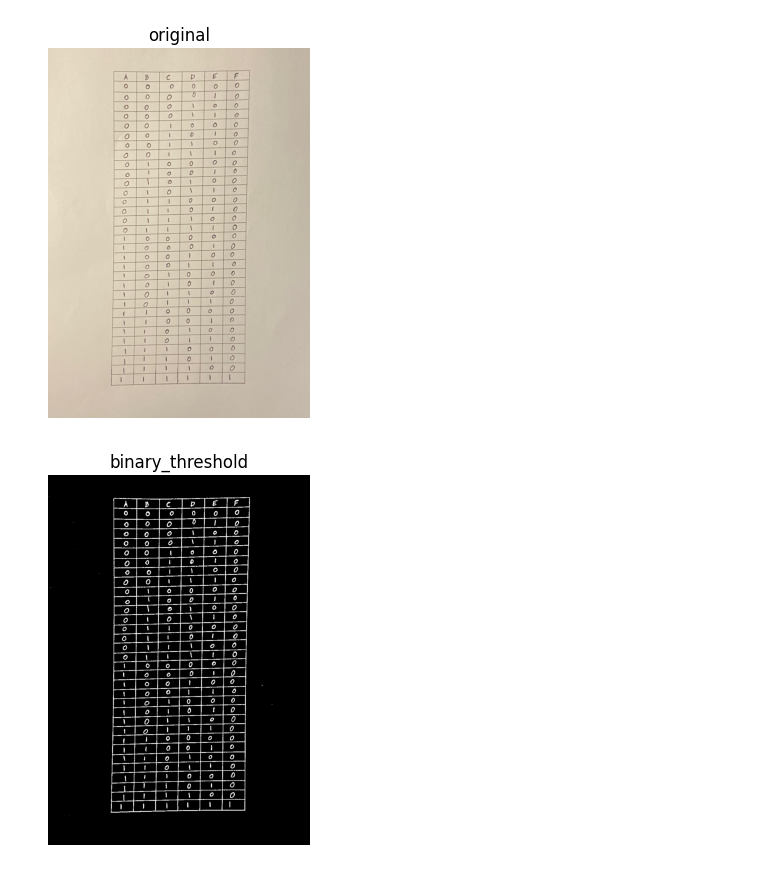
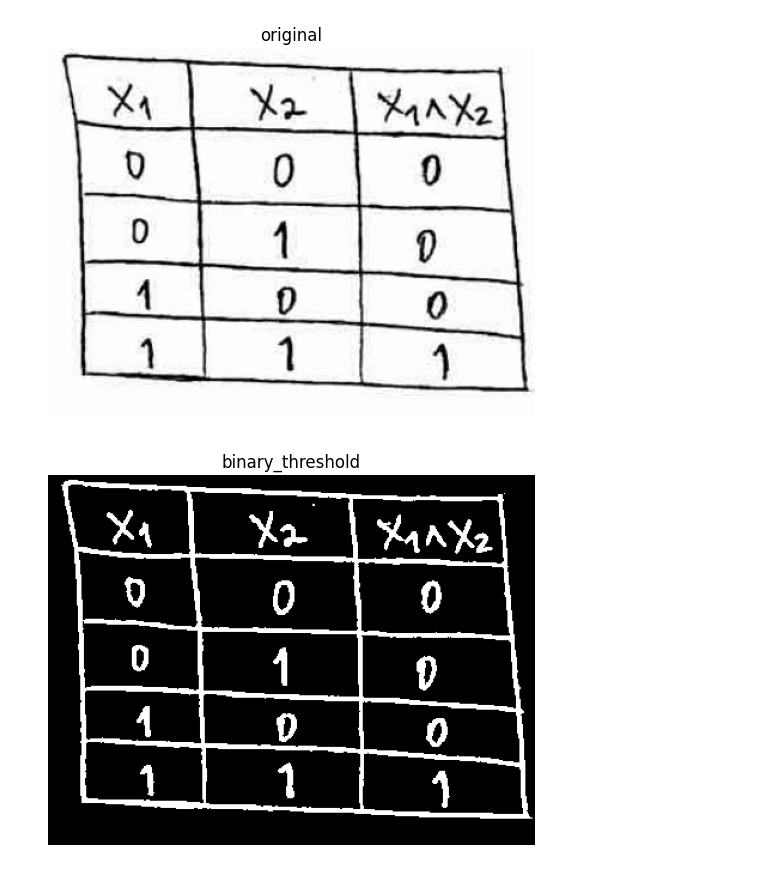
Before and after one commit to yousefosama654/Logic-Lens, a Jupyter notebook: table_text_extraction/TEXT_EXTRACTION_TABLE.ipynb, the cells around one changed output. Drawn from its saved outputs; the diff is of its cells as text; code cells hidden in the pictures.

```diff
--- a/table_text_extraction/TEXT_EXTRACTION_TABLE.ipynb
+++ b/table_text_extraction/TEXT_EXTRACTION_TABLE.ipynb
@@ -26,7 +29,7 @@ from commonfunctions import *
         cv2.destroyAllWindows()
         show_images([todraw],[title])
 # %%
-class TextExtractionTable:
+class TextExtractionTableMorph:
       contours=None
       gscale_img=None
       def __init__(self, image):
@@ -106,3 +109,4 @@ class TextExtractionTable:
             x, y, w, h = rect
             cv2.rectangle(todraw, (x-x_offset, y-y_offset-3), (x +x_offset +w, y + h+ y_offset -5), (0, 255, 0), 2)
         show_image("rectangles",todraw)
+        return np.array(rectangles)
@@ -109,14 +157,14 @@ class TextExtractionTable:
 # %%
-image = cv2.imread("../img/table.png")
-test=TextExtractionTable(image)
+image = cv2.imread("../img/test2.png")
+test=TextExtractionTableMorph(image)
 show_image("original",test.image)
 # %% [output]
-[figure, old version]
+[figure, new version]
 # %%
 test.binary_threshold()
 show_image("binary_threshold",test.image)
 # %% [output]
-[figure, old version]
+[figure, new version]
 # %%
 test.morph_op()
 show_image("morph_op",test.image)
```
Also changed, not shown: parts of 10 cells of this notebook, 2 other files.
